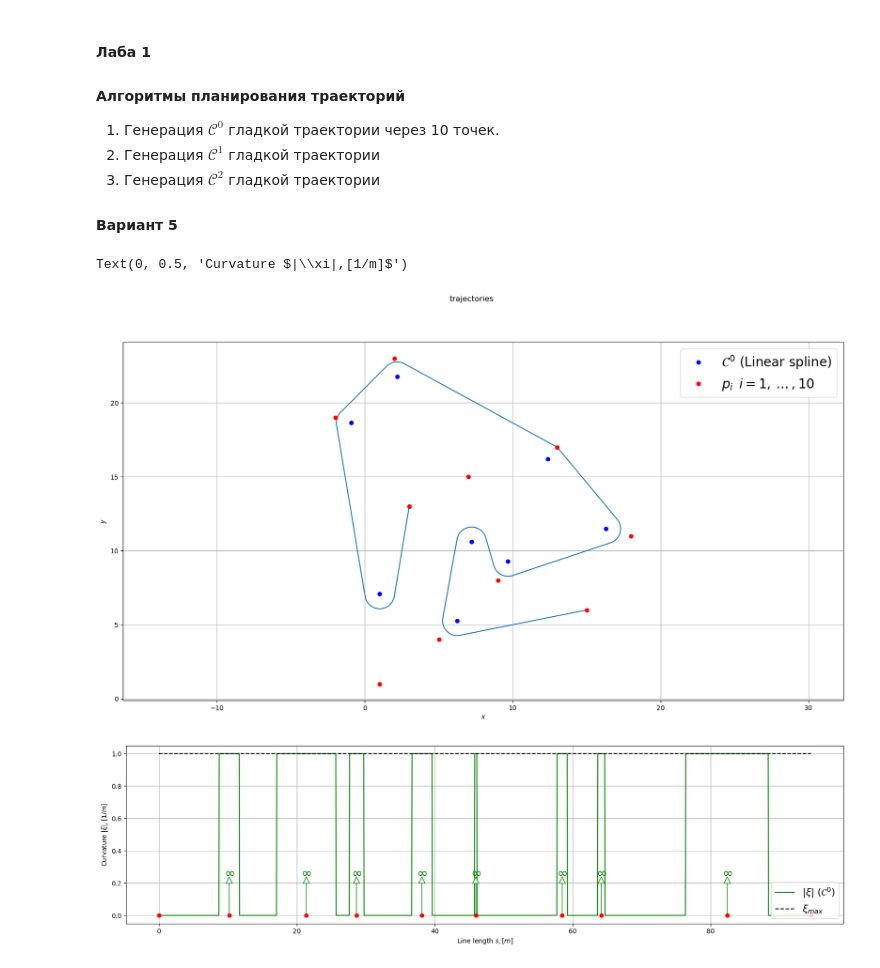
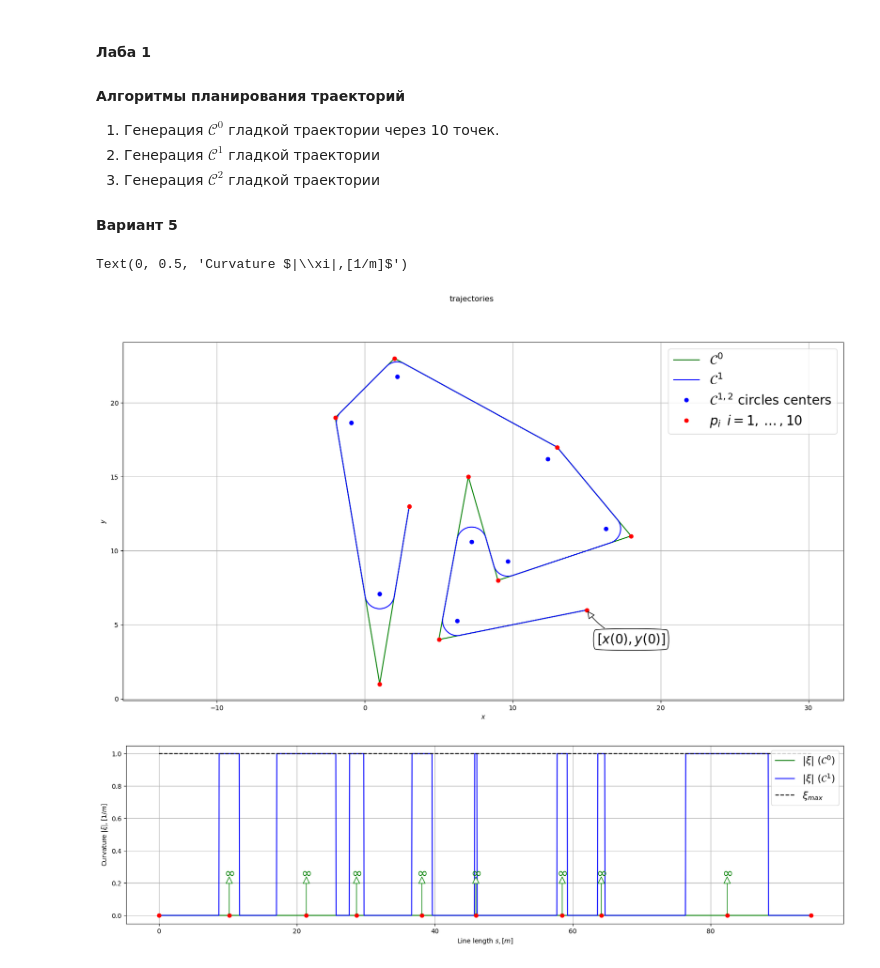
Before and after one commit to dvogureckiy99/TPandC, a Jupyter notebook: lab1_standart.ipynb, the cells around one changed output. Drawn from its saved outputs; the diff is of its cells as text; code cells hidden in the pictures.

Commit message:
cleared and maked so it's looks good for C^1 curvature

```diff
--- a/lab1_standart.ipynb
+++ b/lab1_standart.ipynb
@@ -239,46 +229,46 @@ data_rk.append(rk)
 # %%
 fig, ax = plt.subplots(1,1,figsize = (20,10))
 ax = [ax, 1]
-C0, = ax[0].plot(data_rx[0][:], data_ry[0][:])
-C0,= ax[0].plot(pplan_C0.p_c0[0],pplan_C0.p_c0[1],'ob')
+labels = ['$\mathcal{C}^0$','$\mathcal{C}^1$']
+colours = ['g','b']
+for i in range(2):
+    ax[0].plot(data_rx[i][:], data_ry[i][:],"-",label=labels[i],color=colours[i])
 
-Points_init, = ax[0].plot(gx, gy, "or", label="Data points initial")
+ax[0].plot(pplan[1].p_c0[0],pplan[1].p_c0[1],'ob',label='$\mathcal{C}^{1,2}$ circles centers')
+ax[0].plot(gx, gy, "or", label='$p_{i}\,\,\,i=1,\dots,10$')
 
-# ax[0].annotate(rf'$[x(0),y(0)]$',
-#                   xy=(gx[0],gy[0]),
-#                   xytext=(gx[0]+3,gy[0]-2),
-#                   size=20, va="center", ha="center",
-#                   bbox=dict(boxstyle="round4", fc="w"),
-#                   arrowprops=dict(arrowstyle="-|>",mutation_scale=25,
-#                                   connectionstyle="arc3,rad=-0.2", fc="w"))
+ax[0].annotate(rf'$[x(0),y(0)]$',
+                  xy=(gx[0],gy[0]),
+                  xytext=(gx[0]+3,gy[0]-2),
+                  size=20, va="center", ha="center",
+                  bbox=dict(boxstyle="round4", fc="w"),
+                  arrowprops=dict(arrowstyle="-|>",mutation_scale=25,
+                                  connectionstyle="arc3,rad=-0.2", fc="w"))
 fig.suptitle("trajectories")
 ax[0].set_xlabel("$x$")
 ax[0].set_ylabel("$y$")
 ax[0].grid(True)
-# ax[0].legend([C0,C2,Points_init], ['$\mathcal{C}^0$ (Linear spline)','$\mathcal{C}^2 $ (Cubic spline)',
-#             '$p_{i}\,\,\,i=1,\dots,10$'],fontsize="20")
-ax[0].legend([C0,Points_init], ['$\mathcal{C}^0$ (Linear spline)',
-            '$p_{i}\,\,\,i=1,\dots,10$'],fontsize="20",loc='upper right')
+ax[0].legend(fontsize="20",loc='upper right')
 ax[0].axis('equal')
 
 plt.subplots(1,1,figsize = (20,5))
-C0, = plt.plot(s, data_rk[0], "-g", label="curvature")
-plt.plot(pplan_C0.s, np.zeros(len(pplan_C0.s)), "or") # точки поворотов
-for x,y,xnew,ynew in zip(pplan_C0.s[1:-1],np.zeros(len(pplan_C0.s[1:-1])), pplan_C0.s[1:-1],pplan_C0.Rmax*0.25*np.ones(len(pplan_C0.s[1:-1]))):
+labels = ['$|\\xi|$ ($\mathcal{C}^0$)','$|\\xi|$ ($\mathcal{C}^1$)']
+colours = ['g','b']
+for i in range(2):
+    plt.plot(s, data_rk[i], "-",label=labels[i],color=colours[i])
+plt.plot(pplan[0].s, np.zeros(len(pplan[0].s)), "or") # точки поворотов
+for x,y,xnew,ynew in zip(pplan[0].s[1:-1],np.zeros(len(pplan[0].s[1:-1])), pplan[0].s[1:-1],
+                         pplan[0].Rmax*0.25*np.ones(len(pplan[0].s[1:-1]))):
     plt.annotate("", xy=(x, y), xytext=(xnew,ynew),size=15, va="center", ha="center",
         arrowprops=dict(arrowstyle="<|-",mutation_scale=25,fc="w",color='green'))
     plt.annotate("$\infty$", xy=(xnew, ynew+ynew*0.05),size=20, va="center", ha="center",color='green')
 
-k_max, = plt.plot(s, [1/Rmax]*len(s), "--k")
-# k_min, = plt.plot(s, [-1/Rmax]*len(s), "--g")
+k_max, = plt.plot(s, [1/Rmax]*len(s), "--k",label='$\\xi_{max}$')
 plt.grid(True)
-# plt.legend([C0,k_max,k_min],['$\\xi$ ($\mathcal{C}^0$)','$\\xi_{max}$','$\\xi_{min}$'],fontsize="15",
-#            loc='lower right')
-plt.legend([C0,k_max],['$|\\xi|$ ($\mathcal{C}^0$)','$\\xi_{max}$'],fontsize="15",
-           loc='lower right')
+plt.legend(fontsize="15",loc='upper right')
 plt.xlabel("Line length $s,[m]$")
 plt.ylabel("Curvature $|\\xi|,[1/m]$")
 # %% [output]
 Text(0, 0.5, 'Curvature $|\\xi|,[1/m]$')
-[figure, old version]
+[figure, new version]
-[figure, old version]
+[figure, new version]
```
Also changed, not shown: parts of 2 cells of this notebook.
